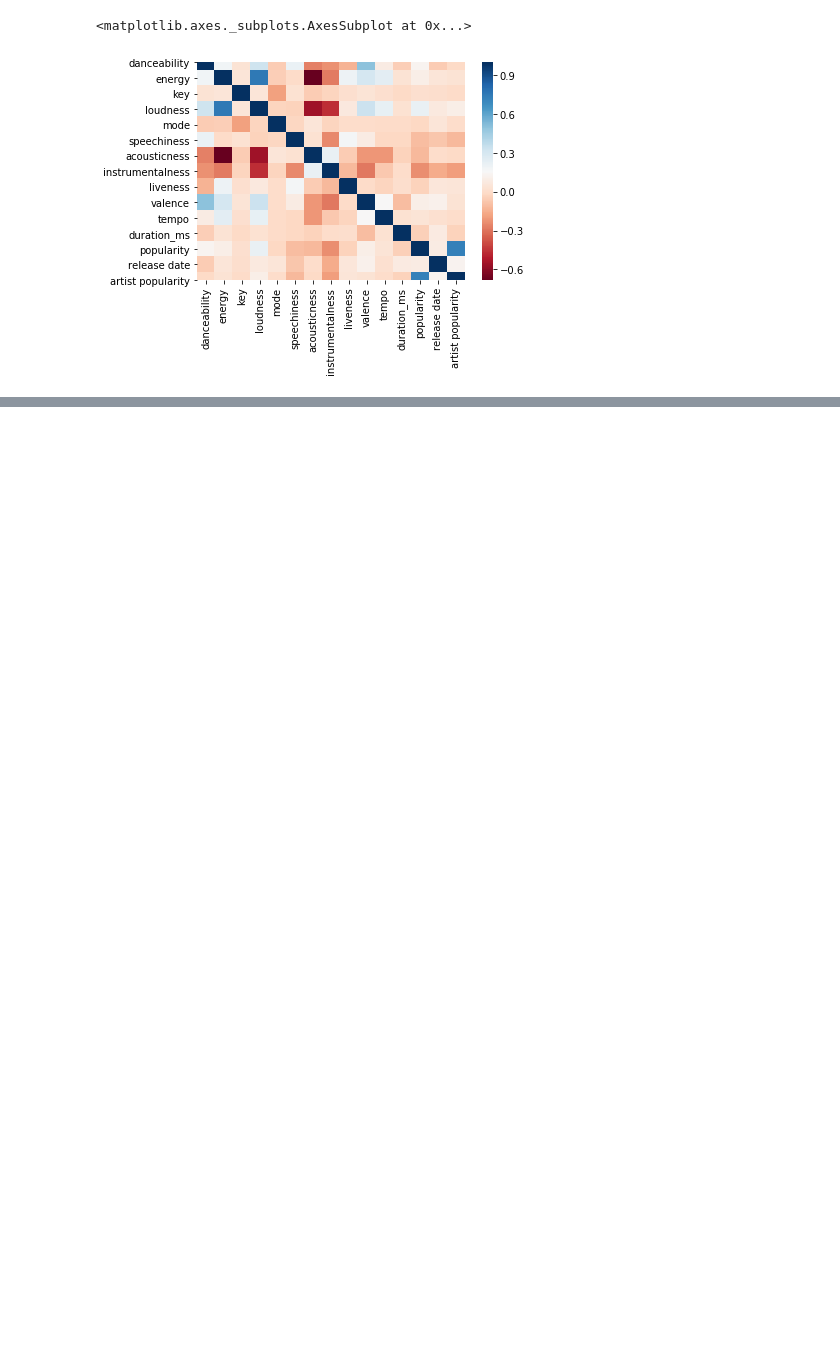
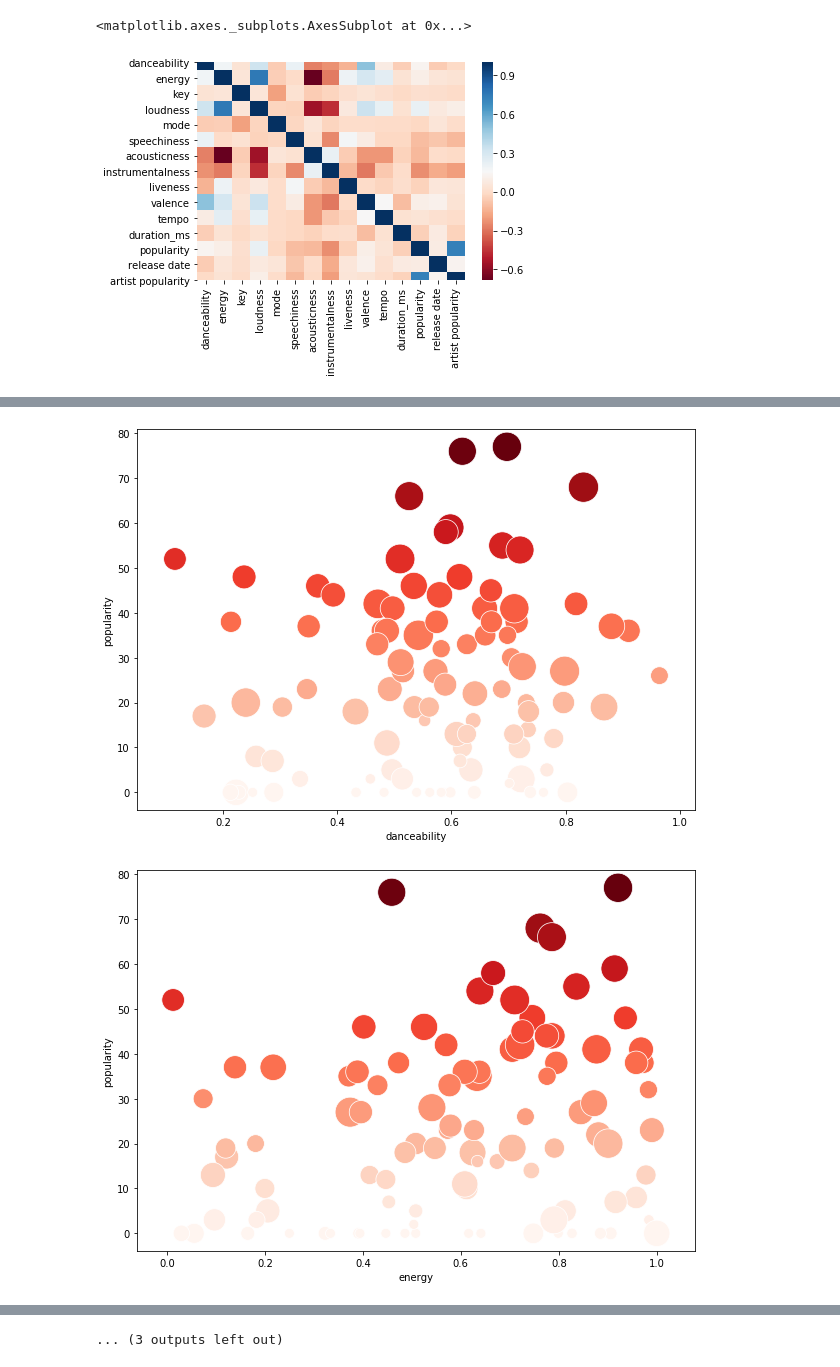
Before and after one commit to sam-zlota/DS3000-Final-Project, a Jupyter notebook: Data Exploration.ipynb, the cells around one changed output, grey strips where cells are left out. Cells and saved outputs as stored; diff of their text form; code cells hidden in the pictures; blank space fills up the shorter version.

```diff
--- a/Data Exploration.ipynb
+++ b/Data Exploration.ipynb
@@ -121 +65,11 @@ for col in cols:
 ... (3 outputs left out)
+# %%
+df_samp = df_drop.sample(100)
+for col in cols:
+    fig, ax = plt.subplots( figsize=(10,7))
+    sns.scatterplot(df_samp[col], df_samp["popularity"],
+                    hue = df_samp["popularity"], size = df["artist popularity"],
+                    sizes=(100,500), legend=False, palette="Reds")
+# %% [output]
+[figure, added]
+[figure, added]
@@ -121,0 +86 @@ for col in cols:
+... (3 outputs left out)
```
Also changed, not shown: parts of 8 cells of this notebook.
